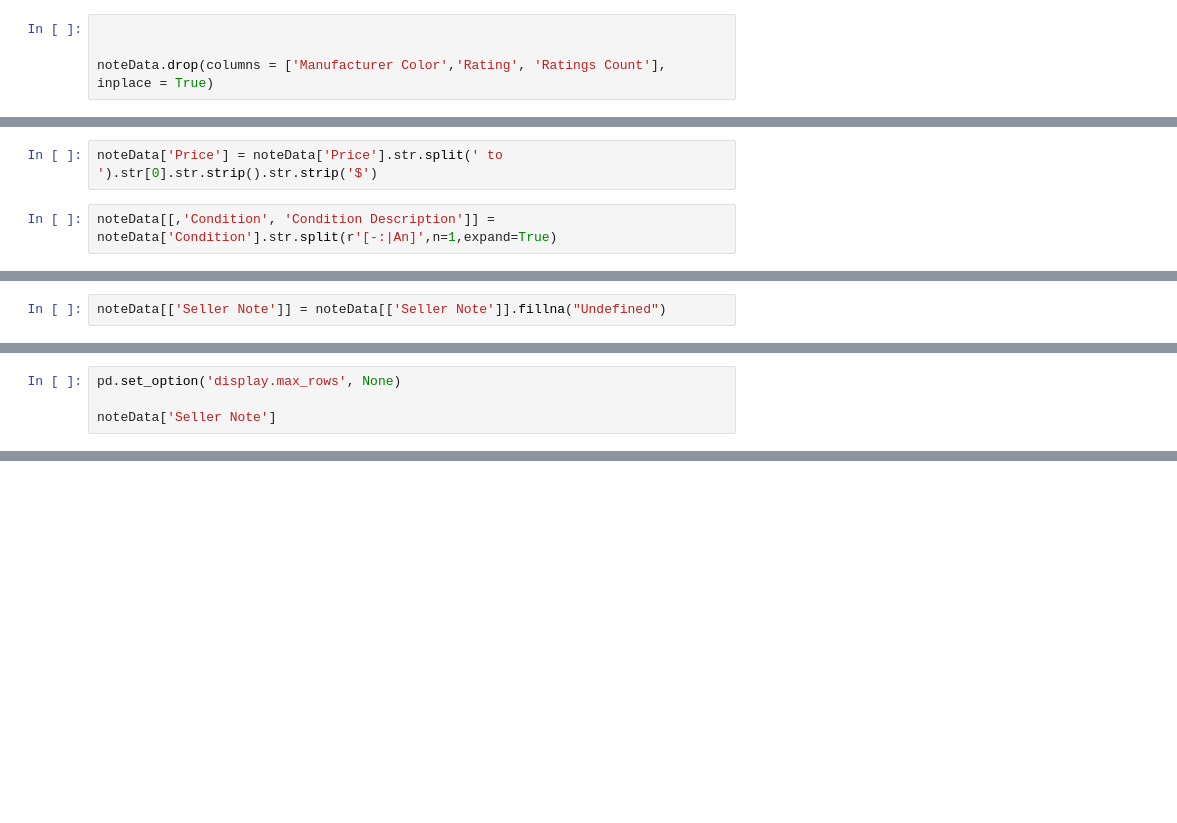
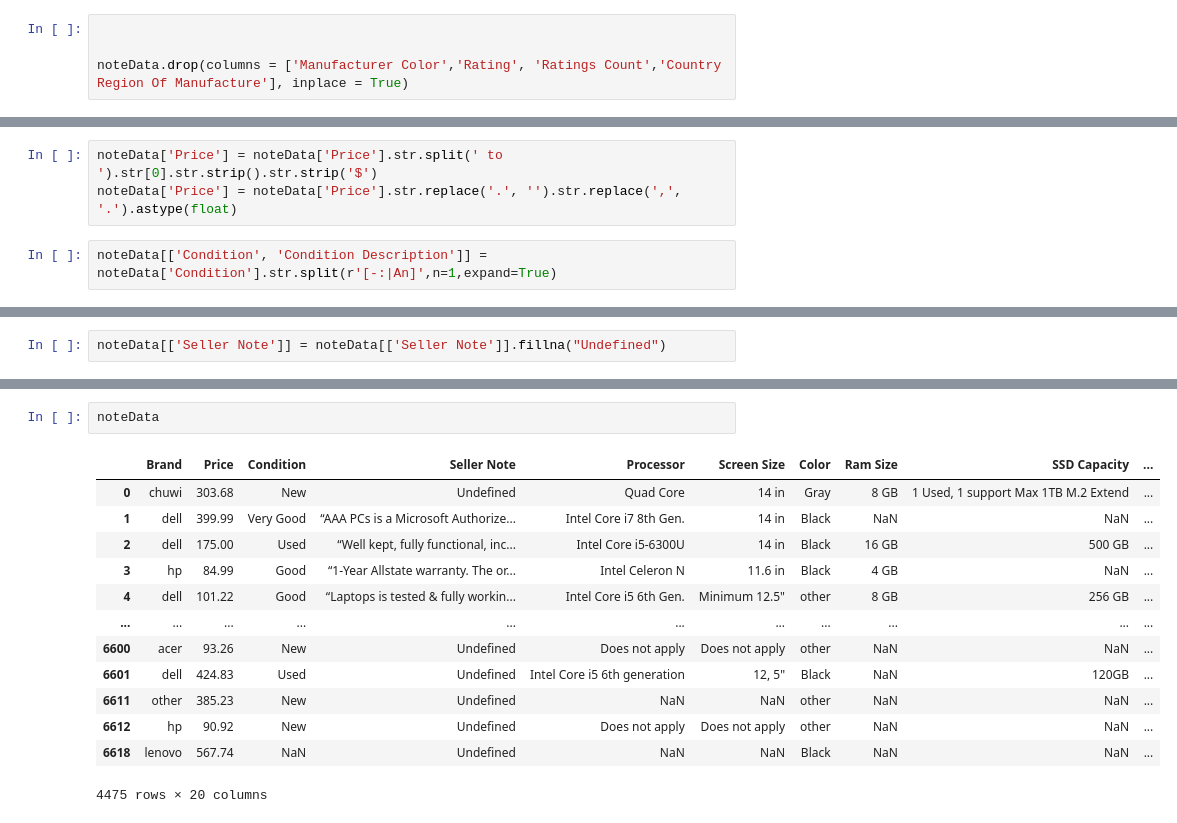
Before and after one commit to bssbrit/laptopsData, a Jupyter notebook: script.ipynb, the cells around one changed output, grey strips where cells are left out. Saved outputs shown, nothing was run; the diff lists cells and outputs as text; blank space fills up the shorter version.

Commit message:
converted price values to float

```diff
--- a/script.ipynb
+++ b/script.ipynb
@@ -9,10 +9,11 @@ noteData.drop_duplicates(inplace = True)
 # %%
 
 
-noteData.drop(columns = ['Manufacturer Color','Rating', 'Ratings Count'], inplace = True)
+noteData.drop(columns = ['Manufacturer Color','Rating', 'Ratings Count','Country Region Of Manufacture'], inplace = True)
 # %%
 noteData['Brand'] = noteData['Brand'].str.lower()
 # %%
 noteData['Price'] = noteData['Price'].str.split(' to ').str[0].str.strip().str.strip('$')
+noteData['Price'] = noteData['Price'].str.replace('.', '').str.replace(',', '.').astype(float)
 # %%
-noteData[[,'Condition', 'Condition Description']] = noteData['Condition'].str.split(r'[-:|An]',n=1,expand=True)
+noteData[['Condition', 'Condition Description']] = noteData['Condition'].str.split(r'[-:|An]',n=1,expand=True)
@@ -48,4 +23,0 @@ noteData.isna()
-# %%
-pd.set_option('display.max_rows', None)
-
-noteData['Seller Note']
@@ -90,0 +72,16 @@ Seller Note
+# %%
+noteData
+# %% [output]
+|  | Brand | Price | Condition | Seller Note | Processor | Screen Size | Color | Ram Size | SSD Capacity | ... |
+| 0 | chuwi | 303.68 | New | Undefined | Quad Core | 14 in | Gray | 8 GB | 1 Used, 1 support Max 1TB M.2 Extend | ... |
+| 1 | dell | 399.99 | Very Good | “AAA PCs is a Microsoft Authorize... | Intel Core i7 8th Gen. | 14 in | Black | NaN | NaN | ... |
+| 2 | dell | 175.00 | Used | “Well kept, fully functional, inc... | Intel Core i5-6300U | 14 in | Black | 16 GB | 500 GB | ... |
+| 3 | hp | 84.99 | Good | “1-Year Allstate warranty. The or... | Intel Celeron N | 11.6 in | Black | 4 GB | NaN | ... |
+| 4 | dell | 101.22 | Good | “Laptops is tested & fully workin... | Intel Core i5 6th Gen. | Minimum 12.5" | other | 8 GB | 256 GB | ... |
+| ... | ... | ... | ... | ... | ... | ... | ... | ... | ... | ... |
+| 6600 | acer | 93.26 | New | Undefined | Does not apply | Does not apply | other | NaN | NaN | ... |
+| 6601 | dell | 424.83 | Used | Undefined | Intel Core i5 6th generation | 12, 5" | Black | NaN | 120GB | ... |
+| 6611 | other | 385.23 | New | Undefined | NaN | NaN | other | NaN | NaN | ... |
+| 6612 | hp | 90.92 | New | Undefined | Does not apply | Does not apply | other | NaN | NaN | ... |
+| 6618 | lenovo | 567.74 | NaN | Undefined | NaN | NaN | Black | NaN | NaN | ... |
+4475 rows × 20 columns
```
Also changed, not shown: parts of 13 cells of this notebook.
